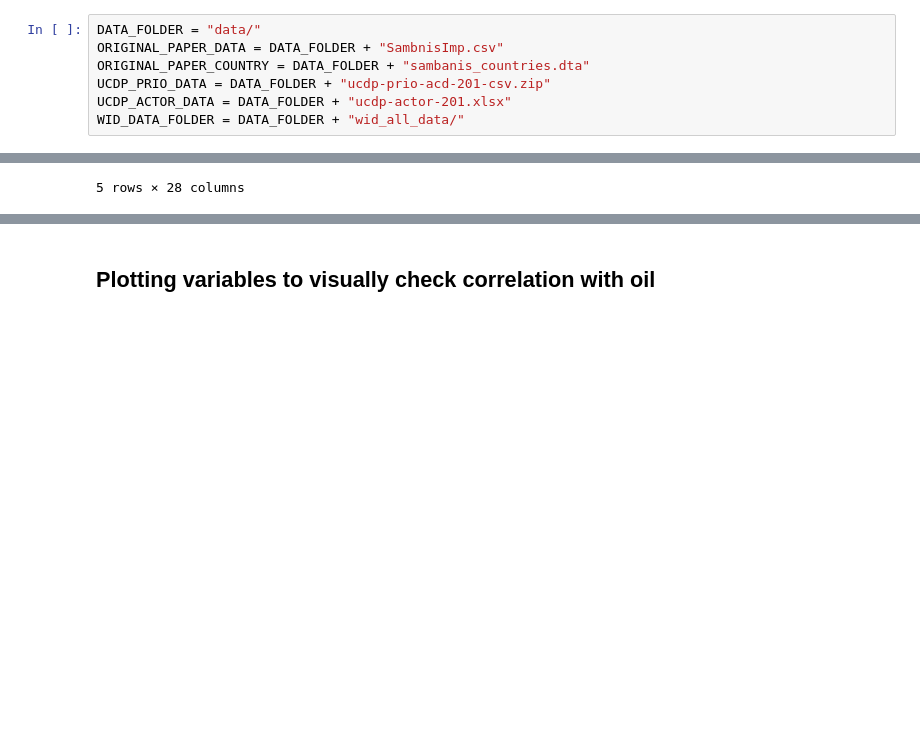
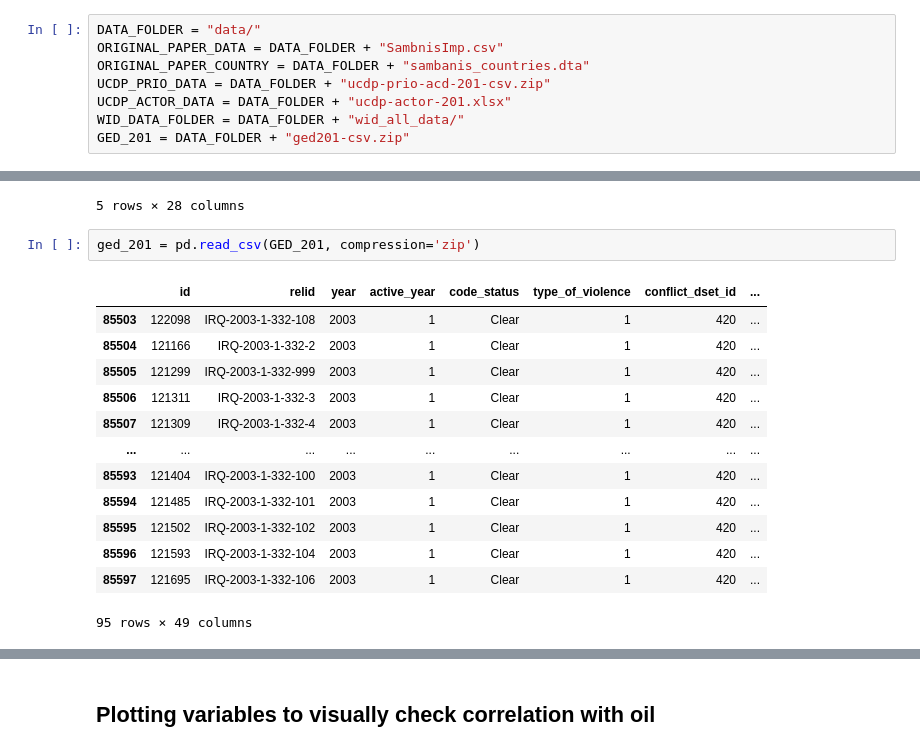
Before and after one commit to epfl-ada/ada-2020-project-milestone-p3-p3_limonada, a Jupyter notebook: creative_extension.ipynb, the cells around one changed output, grey strips where cells are left out. Drawn from its saved outputs; the diff is of its cells as text; blank space fills up the shorter version.

```diff
--- a/creative_extension.ipynb
+++ b/creative_extension.ipynb
@@ -10,6 +10,7 @@ ORIGINAL_PAPER_COUNTRY = DATA_FOLDER + "sambanis_countries.dta"
 UCDP_PRIO_DATA = DATA_FOLDER + "ucdp-prio-acd-201-csv.zip"
 UCDP_ACTOR_DATA = DATA_FOLDER + "ucdp-actor-201.xlsx"
 WID_DATA_FOLDER = DATA_FOLDER + "wid_all_data/"
+GED_201 = DATA_FOLDER + "ged201-csv.zip"
 # %%
 # Load datasets
 
@@ -45,3 +46,19 @@ ucdp_prio_data.head()
 | 3 | 11343 | Egypt, Israel | Government of Egypt | 117 | NaN | Government of Israel | 121 | NaN | ... |
 | 4 | 11343 | Egypt, Israel | Government of Egypt | 117 | NaN | Government of Israel | 121 | NaN | ... |
 5 rows × 28 columns
+# %%
+ged_201 = pd.read_csv(GED_201, compression='zip')
+# %% [output]
+|  | id | relid | year | active_year | code_status | type_of_violence | conflict_dset_id | ... |
+| 85503 | 122098 | IRQ-2003-1-332-108 | 2003 | 1 | Clear | 1 | 420 | ... |
+| 85504 | 121166 | IRQ-2003-1-332-2 | 2003 | 1 | Clear | 1 | 420 | ... |
+| 85505 | 121299 | IRQ-2003-1-332-999 | 2003 | 1 | Clear | 1 | 420 | ... |
+| 85506 | 121311 | IRQ-2003-1-332-3 | 2003 | 1 | Clear | 1 | 420 | ... |
+| 85507 | 121309 | IRQ-2003-1-332-4 | 2003 | 1 | Clear | 1 | 420 | ... |
+| ... | ... | ... | ... | ... | ... | ... | ... | ... |
+| 85593 | 121404 | IRQ-2003-1-332-100 | 2003 | 1 | Clear | 1 | 420 | ... |
+| 85594 | 121485 | IRQ-2003-1-332-101 | 2003 | 1 | Clear | 1 | 420 | ... |
+| 85595 | 121502 | IRQ-2003-1-332-102 | 2003 | 1 | Clear | 1 | 420 | ... |
+| 85596 | 121593 | IRQ-2003-1-332-104 | 2003 | 1 | Clear | 1 | 420 | ... |
+| 85597 | 121695 | IRQ-2003-1-332-106 | 2003 | 1 | Clear | 1 | 420 | ... |
+95 rows × 49 columns
```
Also changed, not shown: parts of 17 cells of this notebook.
